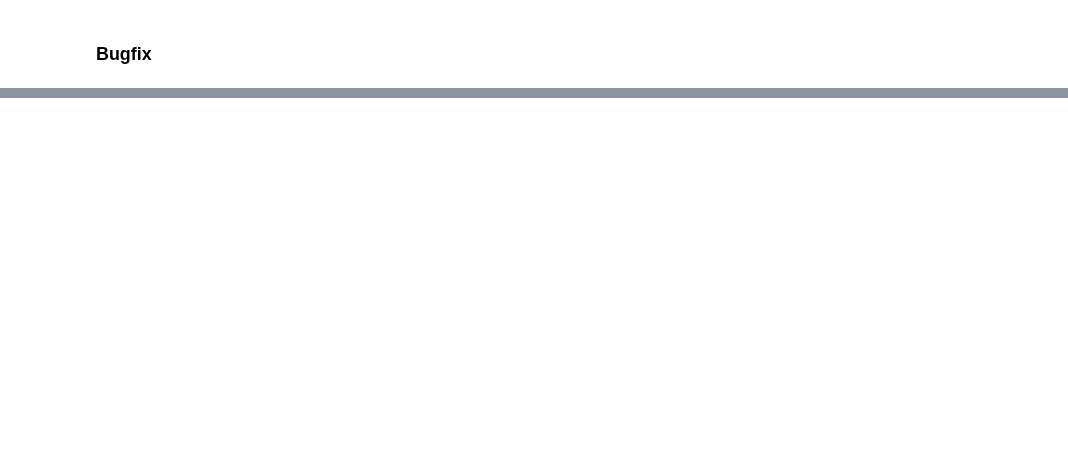
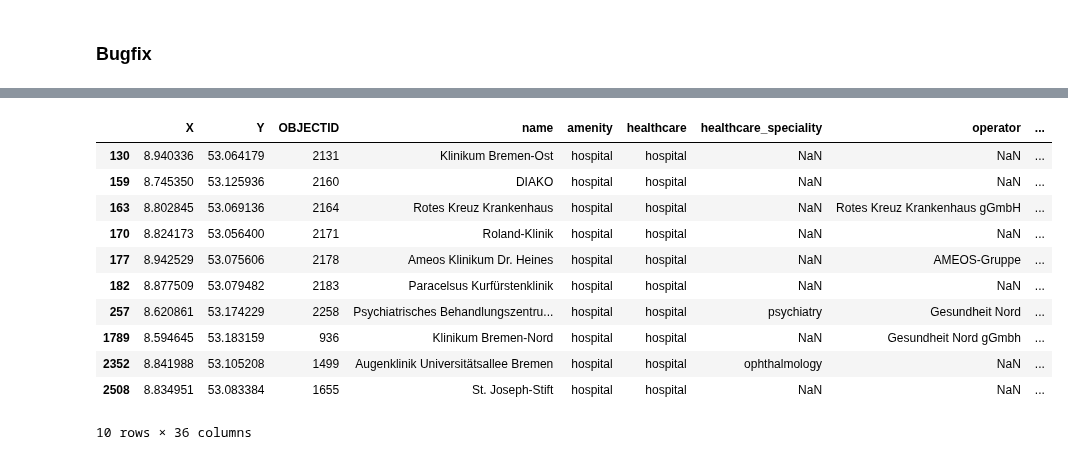
Before and after one commit to debsankha/covid-19, a Jupyter notebook: germany_stuff.ipynb, the cells around one changed output, grey strips where cells are left out. Cells and saved outputs as stored; diff of their text form; code cells hidden in the pictures; blank space fills up the shorter version.

```diff
--- a/germany_stuff.ipynb
+++ b/germany_stuff.ipynb
@@ -558,0 +606,15 @@ tot = single_date[single_date['state']=='Germany']
+# %%
+hosp[hosp['address_city']=='Bremen']
+# %% [output]
+|  | X | Y | OBJECTID | name | amenity | healthcare | healthcare_speciality | operator | ... |
+| 130 | 8.940336 | 53.064179 | 2131 | Klinikum Bremen-Ost | hospital | hospital | NaN | NaN | ... |
+| 159 | 8.745350 | 53.125936 | 2160 | DIAKO | hospital | hospital | NaN | NaN | ... |
+| 163 | 8.802845 | 53.069136 | 2164 | Rotes Kreuz Krankenhaus | hospital | hospital | NaN | Rotes Kreuz Krankenhaus gGmbH | ... |
+| 170 | 8.824173 | 53.056400 | 2171 | Roland-Klinik | hospital | hospital | NaN | NaN | ... |
+| 177 | 8.942529 | 53.075606 | 2178 | Ameos Klinikum Dr. Heines | hospital | hospital | NaN | AMEOS-Gruppe | ... |
+| 182 | 8.877509 | 53.079482 | 2183 | Paracelsus Kurfürstenklinik | hospital | hospital | NaN | NaN | ... |
+| 257 | 8.620861 | 53.174229 | 2258 | Psychiatrisches Behandlungszentru... | hospital | hospital | psychiatry | Gesundheit Nord | ... |
+| 1789 | 8.594645 | 53.183159 | 936 | Klinikum Bremen-Nord | hospital | hospital | NaN | Gesundheit Nord gGmbh | ... |
+| 2352 | 8.841988 | 53.105208 | 1499 | Augenklinik Universitätsallee Bremen | hospital | hospital | ophthalmology | NaN | ... |
+| 2508 | 8.834951 | 53.083384 | 1655 | St. Joseph-Stift | hospital | hospital | NaN | NaN | ... |
+10 rows × 36 columns
```
Also changed, not shown: parts of 14 cells of this notebook, 2 other files.
